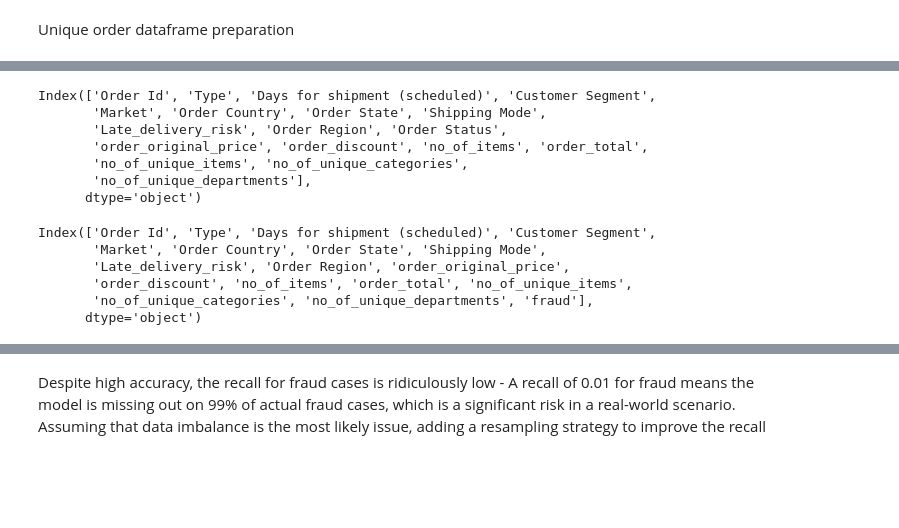
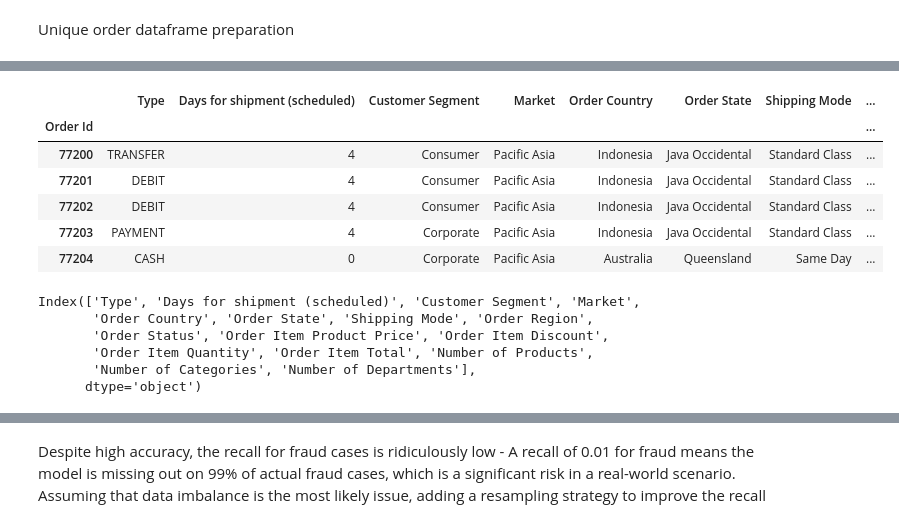
Before and after one commit to jdmandras/Project-4, a Jupyter notebook: Neural_Net_Ninjas.ipynb, the cells around one changed output, grey strips where cells are left out. Drawn from its saved outputs; the diff is of its cells as text; code cells hidden in the pictures; blank space fills up the shorter version.

```diff
--- a/Neural_Net_Ninjas.ipynb
+++ b/Neural_Net_Ninjas.ipynb
@@ -247,0 +244,5 @@ orders_df = pd.read_csv(file_path)
+# %%
+with codecs.open("../Project-4/Resources/DataCoSupplyChainDataset_Original.csv", 'r', encoding='ISO-8859-1') as f:
+    sales_df = pd.read_csv(f)
+
+sales_df.head()
@@ -248,10 +277,39 @@ orders_df = pd.read_csv(file_path)
+# %%
+#remove rows with "Delivery Status"="Shipping canceled"
+sales_df = sales_df[sales_df["Order Status"] != "CANCELED"]
+# %%
+#remove columns 'Days for shipping (real)', 'Late_delivery_risk'
+sales_df = sales_df.drop(columns=['Days for shipping (real)', 'Late_delivery_risk'])
+# %%
+# create a new dataframe orders_df listing all unique "Order ID" as index with min "Type", "Days for shipment (scheduled)"
+orders_df = sales_df.groupby("Order Id").agg({"Type": "min", "Days for shipment (scheduled)": "min"})
+#add columns to orders_df from sales_df with 'Customer Segment', 'Department Id', 'Order Country'
+orders_df = orders_df.join(sales_df.groupby("Order Id").agg({"Customer Segment": "min","Market":"min", "Order Country": "min", "Order State":"min",
+                                                             "Shipping Mode":"min","Order Region":"min",
+                                                             "Order Status":"min"}))
+#add columns to orders_df from sales_df with sum of "Order Item Product Price", "Order Item Discount", 'Order Item Quantity',"Order Item Total"
+orders_df = orders_df.join(sales_df.groupby("Order Id").agg({"Order Item Product Price": "sum", "Order Item Discount": "sum", "Order Item Quantity": "sum", "Order Item Total": "sum"}))
+# add column with number of unique "Product Card Id" per "Order Id"
+orders_df["Number of Products"] = sales_df.groupby("Order Id")["Product Card Id"].nunique()
+#add column with number of unique "Category Name" per "Order Id"
+orders_df["Number of Categories"] = sales_df.groupby("Order Id")["Category Name"].nunique()
+#add column with number of unique "Department Name" per "Order Id"
+orders_df["Number of Departments"] = sales_df.groupby("Order Id")["Department Name"].nunique()
+orders_df.tail()
+# %% [output]
+|  | Type | Days for shipment (scheduled) | Customer Segment | Market | Order Country | Order State | Shipping Mode | ... |
+| Order Id |  |  |  |  |  |  |  | ... |
+| 77200 | TRANSFER | 4 | Consumer | Pacific Asia | Indonesia | Java Occidental | Standard Class | ... |
+| 77201 | DEBIT | 4 | Consumer | Pacific Asia | Indonesia | Java Occidental | Standard Class | ... |
+| 77202 | DEBIT | 4 | Consumer | Pacific Asia | Indonesia | Java Occidental | Standard Class | ... |
+| 77203 | PAYMENT | 4 | Corporate | Pacific Asia | Indonesia | Java Occidental | Standard Class | ... |
+| 77204 | CASH | 0 | Corporate | Pacific Asia | Australia | Queensland | Same Day | ... |
 # %%
 orders_df.columns
 # %% [output]
-Index(['Order Id', 'Type', 'Days for shipment (scheduled)', 'Customer Segment',
-       'Market', 'Order Country', 'Order State', 'Shipping Mode',
-       'Late_delivery_risk', 'Order Region', 'Order Status',
-       'order_original_price', 'order_discount', 'no_of_items', 'order_total',
-       'no_of_unique_items', 'no_of_unique_categories',
-       'no_of_unique_departments'],
+Index(['Type', 'Days for shipment (scheduled)', 'Customer Segment', 'Market',
+       'Order Country', 'Order State', 'Shipping Mode', 'Order Region',
+       'Order Status', 'Order Item Product Price', 'Order Item Discount',
+       'Order Item Quantity', 'Order Item Total', 'Number of Products',
+       'Number of Categories', 'Number of Departments'],
       dtype='object')
@@ -262,12 +325,3 @@ orders_df["fraud"] = np.where(orders_df["Order Status"] == "SUSPECTED_FRAUD", 1,
 orders_df = orders_df.drop(columns=["Order Status"])
 # make "fraud" an integer
 orders_df["fraud"] = orders_df["fraud"].astype(int)
-# %%
-orders_df.columns
-# %% [output]
-Index(['Order Id', 'Type', 'Days for shipment (scheduled)', 'Customer Segment',
-       'Market', 'Order Country', 'Order State', 'Shipping Mode',
-       'Late_delivery_risk', 'Order Region', 'order_original_price',
-       'order_discount', 'no_of_items', 'order_total', 'no_of_unique_items',
-       'no_of_unique_categories', 'no_of_unique_departments', 'fraud'],
-      dtype='object')
```
Also changed, not shown: parts of 33 cells of this notebook.
